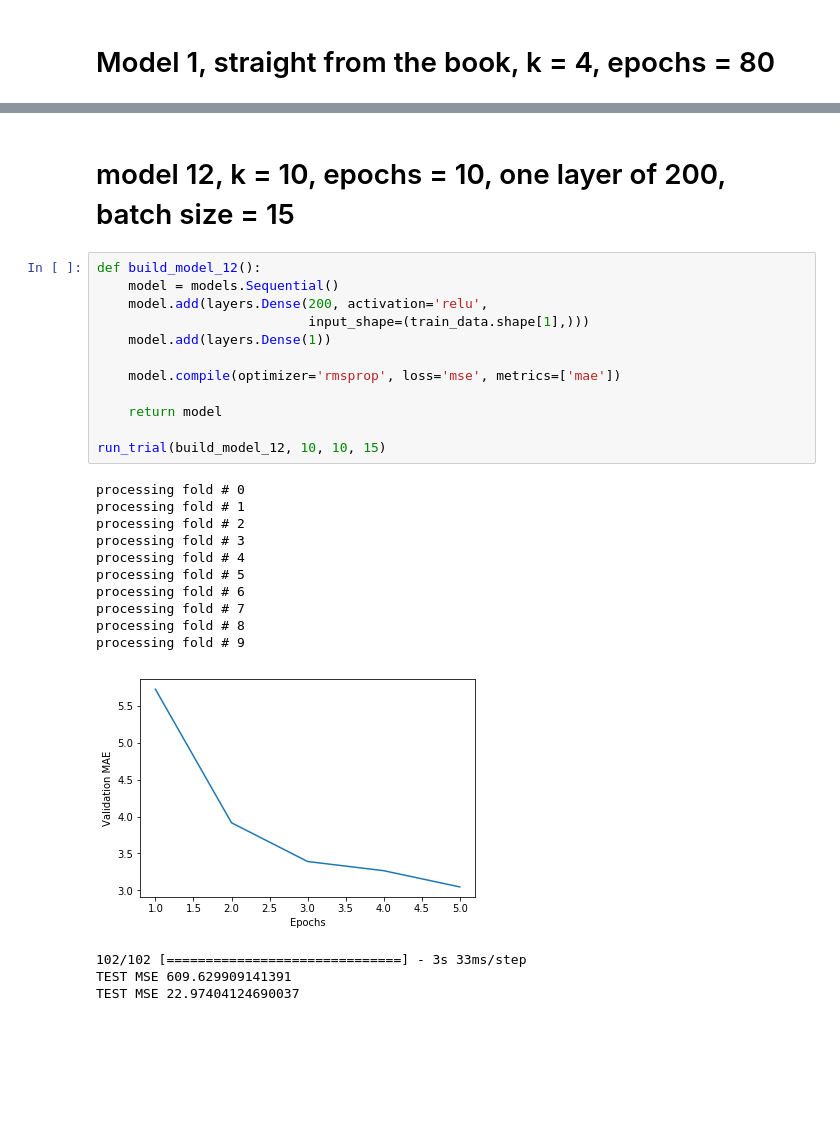
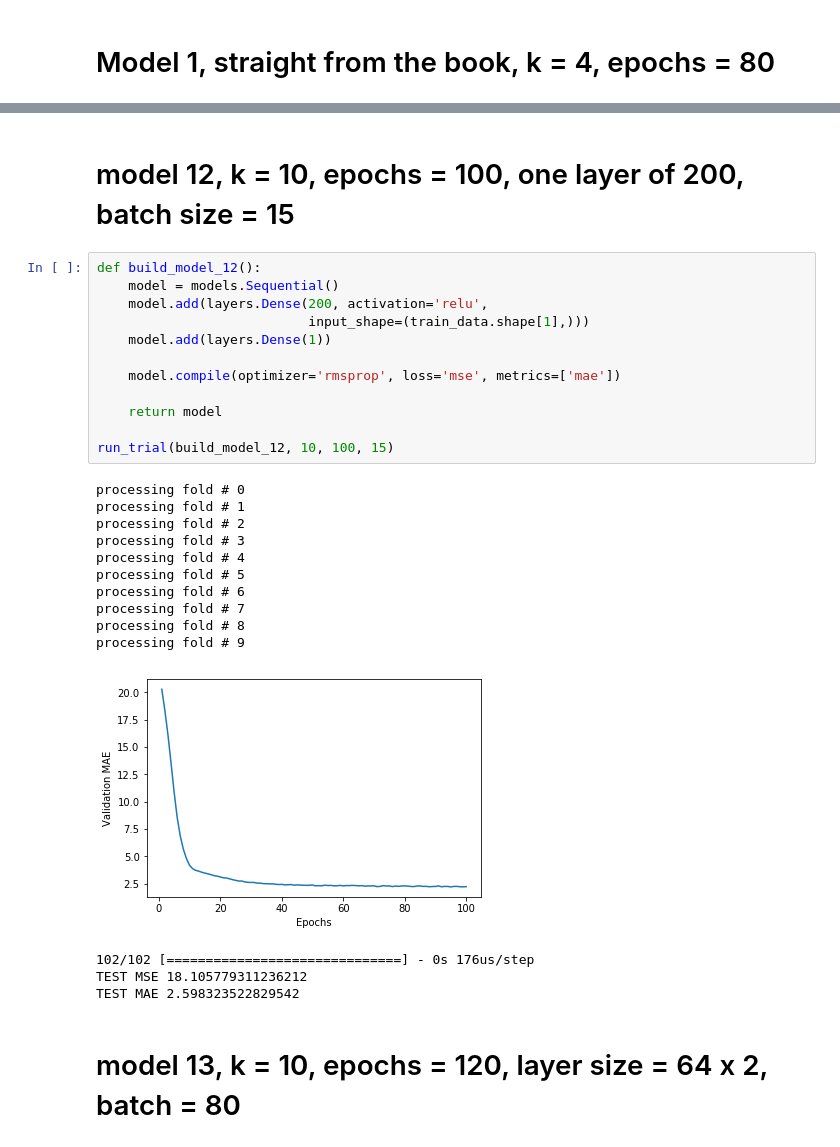
Before and after one commit to tamos/MACS30200proj, a Jupyter notebook: ProblemSets/PS3/Boston_housing_workbook.ipynb, the cells around one changed output, grey strips where cells are left out. Cells and saved outputs as stored; diff of their text form; blank space fills up the shorter version.

```diff
--- a/ProblemSets/PS3/Boston_housing_workbook.ipynb
+++ b/ProblemSets/PS3/Boston_housing_workbook.ipynb
@@ -393,29 +393,31 @@ TEST MAE 3.1451469776677152
 # %% [markdown]
-# model 12, k = 10, epochs = 10, one layer of 200, batch size = 15
+# model 12, k = 10, epochs = 100, one layer of 200, batch size = 15
 # %%
 def build_model_12():
     model = models.Sequential()
     model.add(layers.Dense(200, activation='relu',
                            input_shape=(train_data.shape[1],)))
     model.add(layers.Dense(1))
 
     model.compile(optimizer='rmsprop', loss='mse', metrics=['mae'])
 
     return model
 
-run_trial(build_model_12, 10, 10, 15)
+run_trial(build_model_12, 10, 100, 15)
 # %% [output]
 processing fold # 0
 processing fold # 1
 processing fold # 2
 processing fold # 3
 processing fold # 4
 processing fold # 5
 processing fold # 6
 processing fold # 7
 processing fold # 8
 processing fold # 9
-[figure, old version]
+[figure, new version]
-102/102 [==============================] - 3s 33ms/step
-TEST MSE 609.629909141391
-TEST MSE 22.97404124690037
+102/102 [==============================] - 0s 176us/step
+TEST MSE 18.105779311236212
+TEST MAE 2.598323522829542
+# %% [markdown]
+# model 13, k = 10, epochs = 120, layer size = 64 x 2, batch = 80
```
Also changed, not shown: parts of 55 cells of this notebook, 1 other file.
